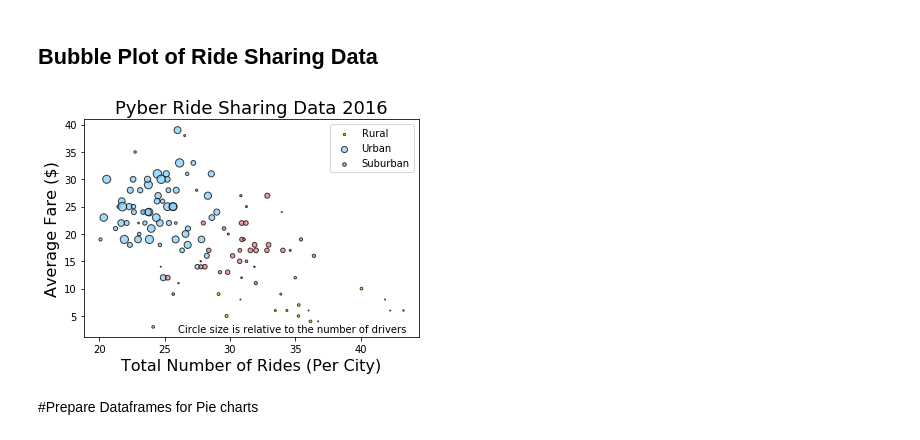
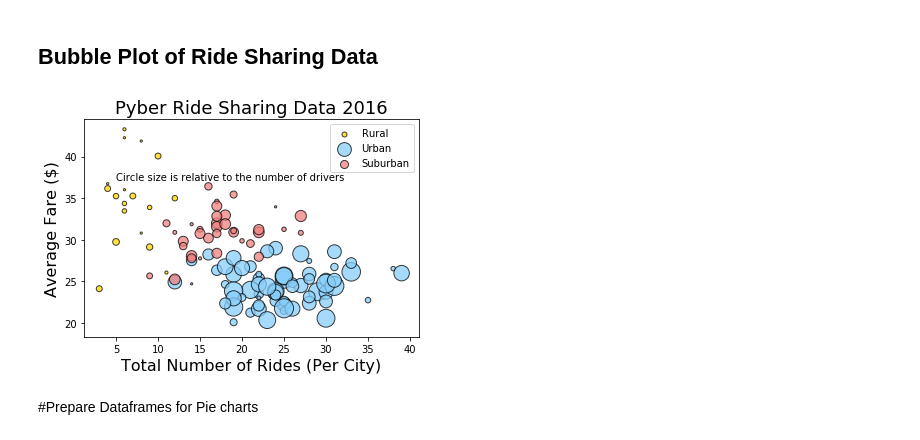
Before and after one commit to KristiBischoff/Start-Up-Analysis-with-Python-Matplotlib, a Jupyter notebook: RideSharingStartupAnalysis.ipynb, the cells around one changed output. Cells and saved outputs as stored; diff of their text form; code cells hidden in the pictures.

Commit message:
analysis and plot update

```diff
--- a/RideSharingStartupAnalysis.ipynb
+++ b/RideSharingStartupAnalysis.ipynb
@@ -154,47 +150,47 @@ pdsuburban.head()
 ## Bubble Plot of Ride Sharing Data
 # %%
 #define surburban axes
-x_axiss = pdsuburban["fare"]
-y_axiss = pdsuburban["ride_id"]
-driver_counts = pdsuburban["driver_count"]
+y_axiss = pdsuburban["fare"]
+x_axiss = pdsuburban["ride_id"]
+driver_counts = pdsuburban["driver_count"] * 5
 # %%
 #define rural axes
-x_axisr = pdrural["fare"]
-y_axisr = pdrural["ride_id"]
-driver_countr = pdrural["driver_count"]
+y_axisr = pdrural["fare"]
+x_axisr = pdrural["ride_id"]
+driver_countr = pdrural["driver_count"] * 5
 # %%
 #define urban axes
-x_axisu = pdurban["fare"]
-y_axisu = pdurban["ride_id"]
-driver_countu = pdurban["driver_count"]
+y_axisu = pdurban["fare"]
+x_axisu = pdurban["ride_id"]
+driver_countu = pdurban["driver_count"] * 5
 # %%
 #create scatterplot with rural, suburban, and urban categories
 
 rural = plt.scatter(x_axisr, y_axisr, marker="o", facecolors="gold", edgecolors="black",
             s=driver_countr, alpha=0.75)
 urban = plt.scatter(x_axisu, y_axisu, marker="o", facecolors="lightskyblue", edgecolors="black",
             s=driver_countu, alpha=0.75)
 suburban = plt.scatter(x_axiss, y_axiss, marker="o", facecolors="lightcoral", edgecolors="black",
             s=driver_counts, alpha=0.75)
 plt.title('Pyber Ride Sharing Data 2016', fontsize=18)
 plt.xlabel('Total Number of Rides (Per City)', fontsize=16)
 plt.ylabel('Average Fare ($)', fontsize=16)
 
 # Create a legend
 plt.legend((rural, urban, suburban),
            ('Rural', 'Urban', 'Suburban'),
            scatterpoints=1,
            loc='best')
 
 # Incorporate a text label regarding circle size
-plt.text(26, 2, r'Circle size is relative to the number of drivers')
+plt.text(5, 37.2, r'Circle size is relative to the number of drivers')
 # Save Figure
 plt.savefig("CityPyScatter.png")
 
 #show plot
 plt.show()
 # %% [output]
-[figure, old version]
+[figure, new version]
 # %% [markdown]
 #Prepare Dataframes for Pie charts
 # %%
```
Also changed, not shown: parts of 8 cells of this notebook, 1 other file.
